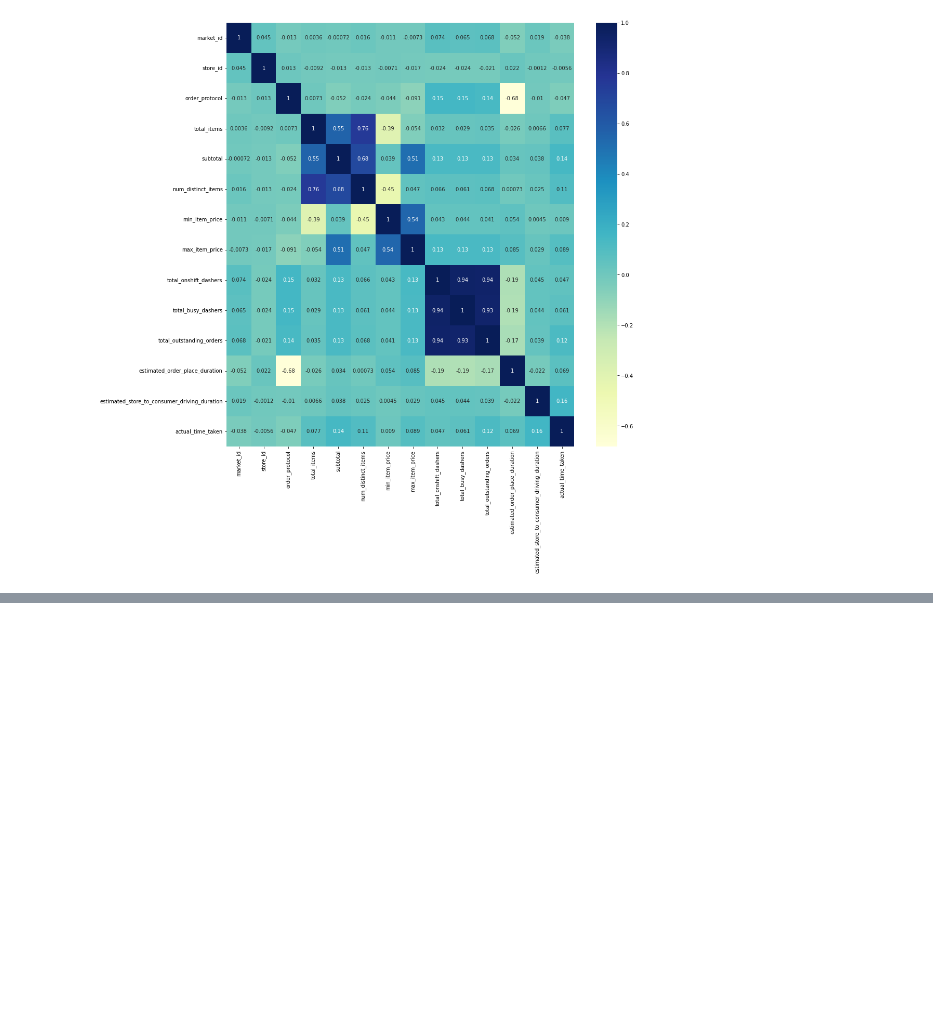
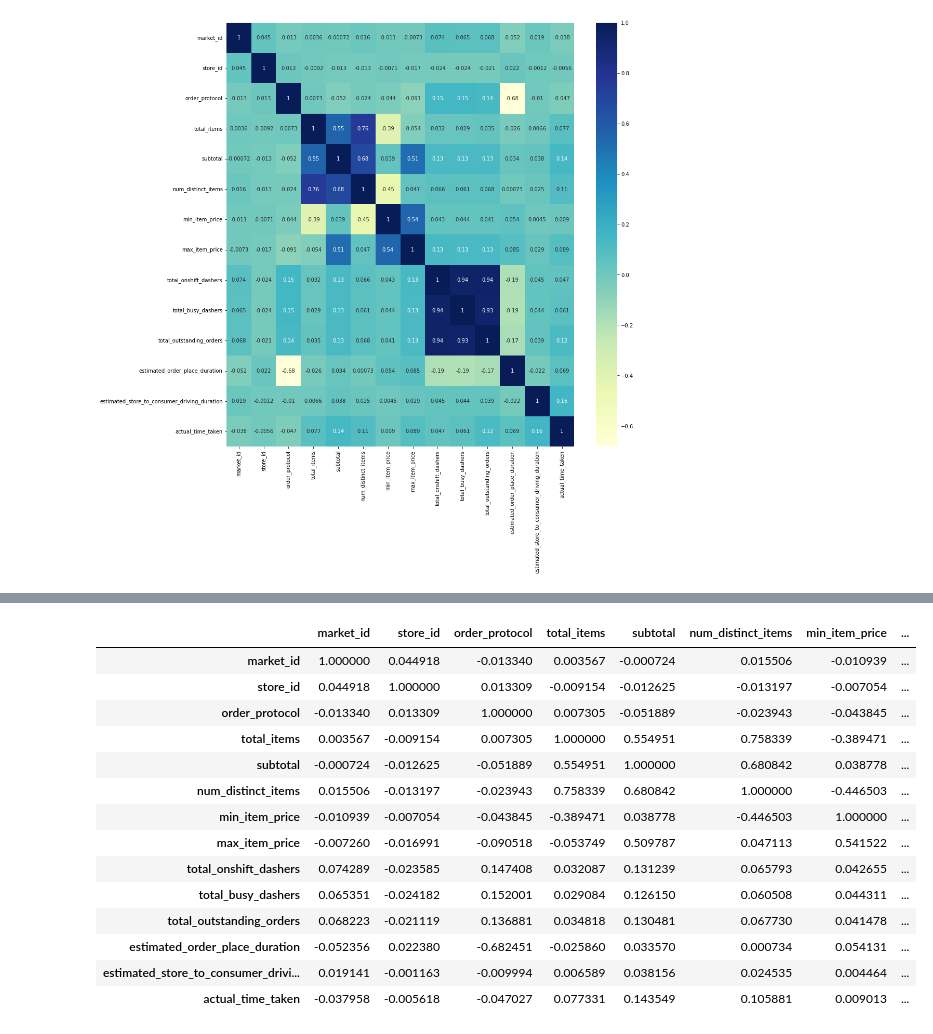
Before and after one commit to Milansingh163/Doordash-Delivery-time-Prediction, a Jupyter notebook: deliverytime.ipynb, the cells around one changed output, grey strips where cells are left out. Saved outputs shown, nothing was run; the diff lists cells and outputs as text; code cells hidden in the pictures; blank space fills up the shorter version.

```diff
--- a/deliverytime.ipynb
+++ b/deliverytime.ipynb
@@ -266,0 +330,18 @@ plt.show()
+# %%
+df.corr()
+# %% [output]
+|  | market_id | store_id | order_protocol | total_items | subtotal | num_distinct_items | min_item_price | ... |
+| market_id | 1.000000 | 0.044918 | -0.013340 | 0.003567 | -0.000724 | 0.015506 | -0.010939 | ... |
+| store_id | 0.044918 | 1.000000 | 0.013309 | -0.009154 | -0.012625 | -0.013197 | -0.007054 | ... |
+| order_protocol | -0.013340 | 0.013309 | 1.000000 | 0.007305 | -0.051889 | -0.023943 | -0.043845 | ... |
+| total_items | 0.003567 | -0.009154 | 0.007305 | 1.000000 | 0.554951 | 0.758339 | -0.389471 | ... |
+| subtotal | -0.000724 | -0.012625 | -0.051889 | 0.554951 | 1.000000 | 0.680842 | 0.038778 | ... |
+| num_distinct_items | 0.015506 | -0.013197 | -0.023943 | 0.758339 | 0.680842 | 1.000000 | -0.446503 | ... |
+| min_item_price | -0.010939 | -0.007054 | -0.043845 | -0.389471 | 0.038778 | -0.446503 | 1.000000 | ... |
+| max_item_price | -0.007260 | -0.016991 | -0.090518 | -0.053749 | 0.509787 | 0.047113 | 0.541522 | ... |
+| total_onshift_dashers | 0.074289 | -0.023585 | 0.147408 | 0.032087 | 0.131239 | 0.065793 | 0.042655 | ... |
+| total_busy_dashers | 0.065351 | -0.024182 | 0.152001 | 0.029084 | 0.126150 | 0.060508 | 0.044311 | ... |
+| total_outstanding_orders | 0.068223 | -0.021119 | 0.136881 | 0.034818 | 0.130481 | 0.067730 | 0.041478 | ... |
+| estimated_order_place_duration | -0.052356 | 0.022380 | -0.682451 | -0.025860 | 0.033570 | 0.000734 | 0.054131 | ... |
+| estimated_store_to_consumer_drivi... | 0.019141 | -0.001163 | -0.009994 | 0.006589 | 0.038156 | 0.024535 | 0.004464 | ... |
+| actual_time_taken | -0.037958 | -0.005618 | -0.047027 | 0.077331 | 0.143549 | 0.105881 | 0.009013 | ... |
```
Also changed, not shown: parts of 9 cells of this notebook.
